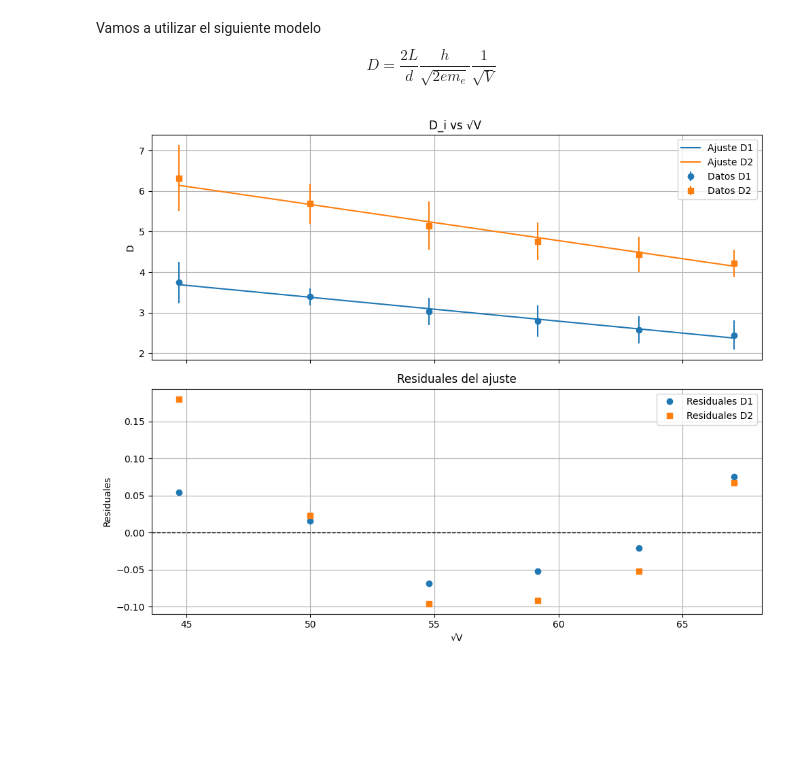
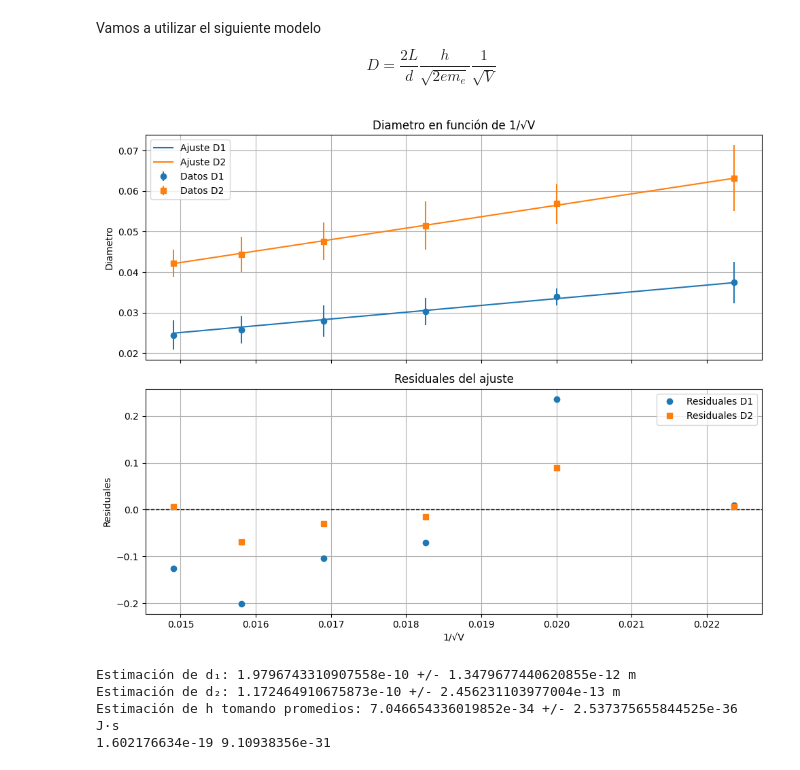
Before and after one commit to samuhdz/Laboratorio-Intermedio, a Jupyter notebook: Difracción de electrones/difraccion.ipynb, the cells around one changed output. Drawn from its saved outputs; the diff is of its cells as text; code cells hidden in the pictures; blank space fills up the shorter version.

```diff
--- a/Difracción de electrones/difraccion.ipynb
+++ b/Difracción de electrones/difraccion.ipynb
@@ -131,73 +131,102 @@ data.to_csv("Actividad_2.csv", index=False)
 Vamos a utilizar el siguiente modelo
 $$ D=\frac{2L}{d} \frac{h}{\sqrt{2e m_e}} \frac{1}{\sqrt{V}} $$
 # %%
-def linear (m,x,b):
-    return m*x+b
 
-x=np.sqrt(V)
 
-params_1,cov_1=curve_fit(linear,x,D1,sigma=D1_err)
-params_2,cov_2=curve_fit(linear,x,D2,sigma=D2_err)
+# Definir constante
+def linear(x, m):
+    return m * x
 
-m_1,b_1=params_1
-sigma_m1, sigma_b1=np.sqrt(np.diag(cov_1))
+# x como variable independiente
+x = 1 / np.sqrt(V)
 
-m_2,b_2=params_2
-sigma_m2, sigma_b2=np.sqrt(np.diag(cov_2))
 
-D1_ajustado=linear(m_1,x,b_1)
-residuales_1=D1-D1_ajustado
-D2_ajustado=linear(m_2,x,b_2)
-residuales_2=D2-D2_ajustado
+D1 = D1 * 1e-2
+D1_err = D1_err * 1e-2
+D2 = D2 * 1e-2
+D2_err = D2_err * 1e-2
+# Ajuste sin intercepto
+params_1, cov_1 = curve_fit(linear, x, D1, sigma=D1_err)
+params_2, cov_2 = curve_fit(linear, x, D2, sigma=D2_err)
 
-L = 0.135e-3
+m_1 = params_1[0]
+m_2 = params_2[0]
+
+sigma_m1 = np.sqrt(cov_1[0, 0])
+sigma_m2 = np.sqrt(cov_2[0, 0])
+
+# Ajustados
+D1_ajustado = linear(x, m_1)
+residuales_1 = (D1 - D1_ajustado)/D1_err
+
+D2_ajustado = linear(x, m_2)
+residuales_2 = (D2 - D2_ajustado)/D2_err
+
+# Constantes físicas: asegúrate que estén en SI
+# Por ejemplo:
+e = 1.602176634e-19  # C
+m_e = 9.10938356e-31  # kg
+h = 6.62607015e-34    # J·s
+L = 0.135         # m
+
 sqrt_2em = np.sqrt(2 * e * m_e)
 
 d1_estimado = (2 * L * h) / (m_1 * sqrt_2em)
 d2_estimado = (2 * L * h) / (m_2 * sqrt_2em)
 
-
 sigma_d1 = abs(d1_estimado * (sigma_m1 / m_1))
 sigma_d2 = abs(d2_estimado * (sigma_m2 / m_2))
 
-d1_real = 213.3e-12  # metros
-d2_real = 123.05e-12  # metros
-
+d1_real = 213.3e-12  # m
+d2_real = 123.05e-12  # m
 
 h1_estimado = (m_1 * d1_real * sqrt_2em) / (2 * L)
 h2_estimado = (m_2 * d2_real * sqrt_2em) / (2 * L)
 
-
 sigma_h1 = abs(h1_estimado * (sigma_m1 / m_1))
 sigma_h2 = abs(h2_estimado * (sigma_m2 / m_2))
 
-h_mean=h1_estimado+h2_estimado
-sigma_h_mean=1/2*np.sqrt(sigma_h1**2+sigma_h2**2)
+h_mean = (h1_estimado + h2_estimado) / 2
+sigma_h_mean = 0.5 * np.sqrt(sigma_h1**2 + sigma_h2**2)
+
+# Gráficos y prints igual que antes
+
 
 
 fig, (ax1, ax2) = plt.subplots(2, 1, figsize=(10, 8), sharex=True)
 
 # Primer gráfico: ajustes
 ax1.errorbar(x, D1, yerr=D1_err, fmt='o', label='Datos D1', color='tab:blue')
 ax1.plot(x, D1_ajustado, '-', label='Ajuste D1', color='tab:blue')
 ax1.errorbar(x, D2, yerr=D2_err, fmt='s', label='Datos D2', color='tab:orange')
 ax1.plot(x, D2_ajustado, '-', label='Ajuste D2', color='tab:orange')
-ax1.set_ylabel('D')
-ax1.set_title('D_i vs √V ')
+ax1.set_ylabel('Diametro')
+ax1.set_title('Diametro en función de 1/√V')
 ax1.legend()
 ax1.grid(True)
 
 # Segundo gráfico: residuales
 ax2.axhline(0, color='black', linestyle='--', linewidth=1)
 ax2.plot(x, residuales_1, 'o', label='Residuales D1', color='tab:blue')
 ax2.plot(x, residuales_2, 's', label='Residuales D2', color='tab:orange')
-ax2.set_xlabel('√V')
+ax2.set_xlabel('1/√V')
 ax2.set_ylabel('Residuales')
 ax2.set_title('Residuales del ajuste')
 ax2.legend()
 ax2.grid(True)
 
 plt.tight_layout()
 plt.show()
+
+
+print("Estimación de d₁:", d1_estimado, "+/-", sigma_d1, "m")
+print("Estimación de d₂:", d2_estimado, "+/-", sigma_d2, "m")
+print("Estimación de h tomando promedios:", h_mean, "+/-", sigma_h_mean, "J·s")
+
+print(e,m_e)
 # %% [output]
-[figure, old version]
+[figure, new version]
+Estimación de d₁: 1.9796743310907558e-10 +/- 1.3479677440620855e-12 m
+Estimación de d₂: 1.172464910675873e-10 +/- 2.456231103977004e-13 m
+Estimación de h tomando promedios: 7.046654336019852e-34 +/- 2.537375655844525e-36 J·s
+1.602176634e-19 9.10938356e-31
```
